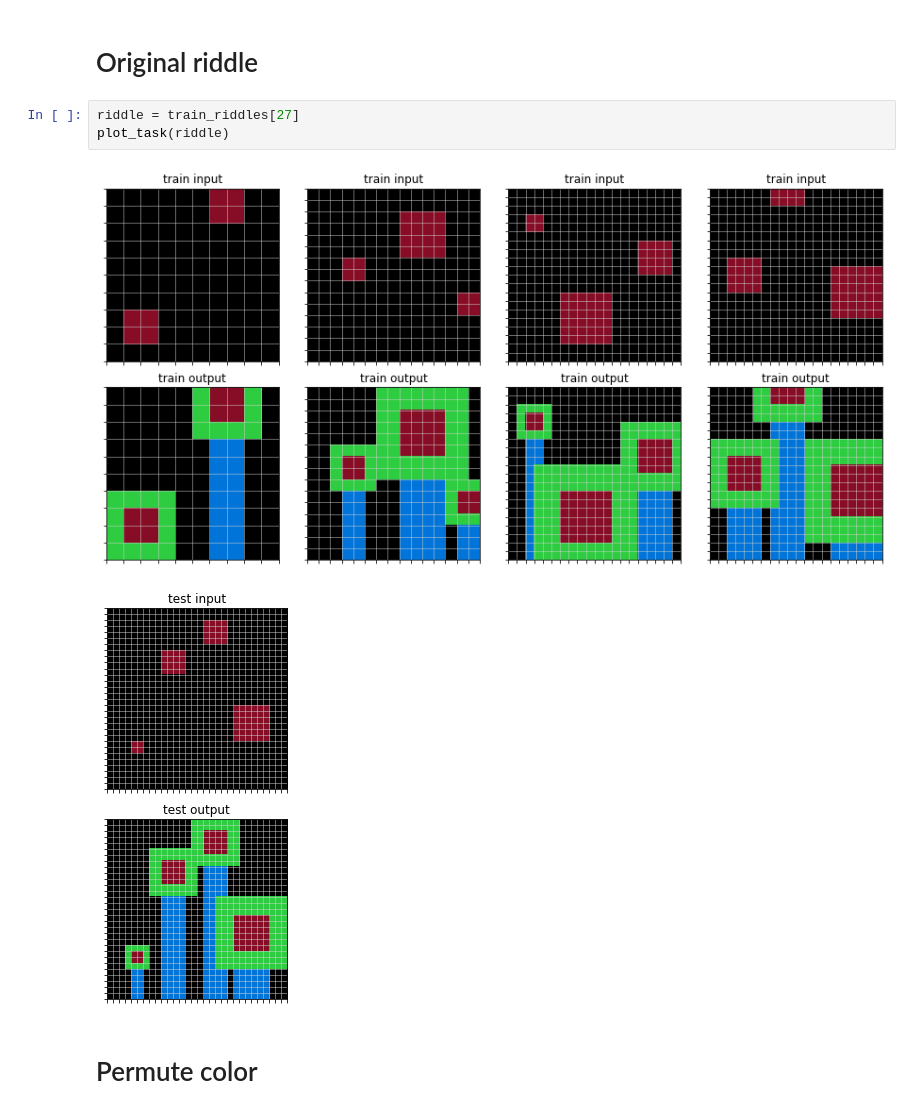
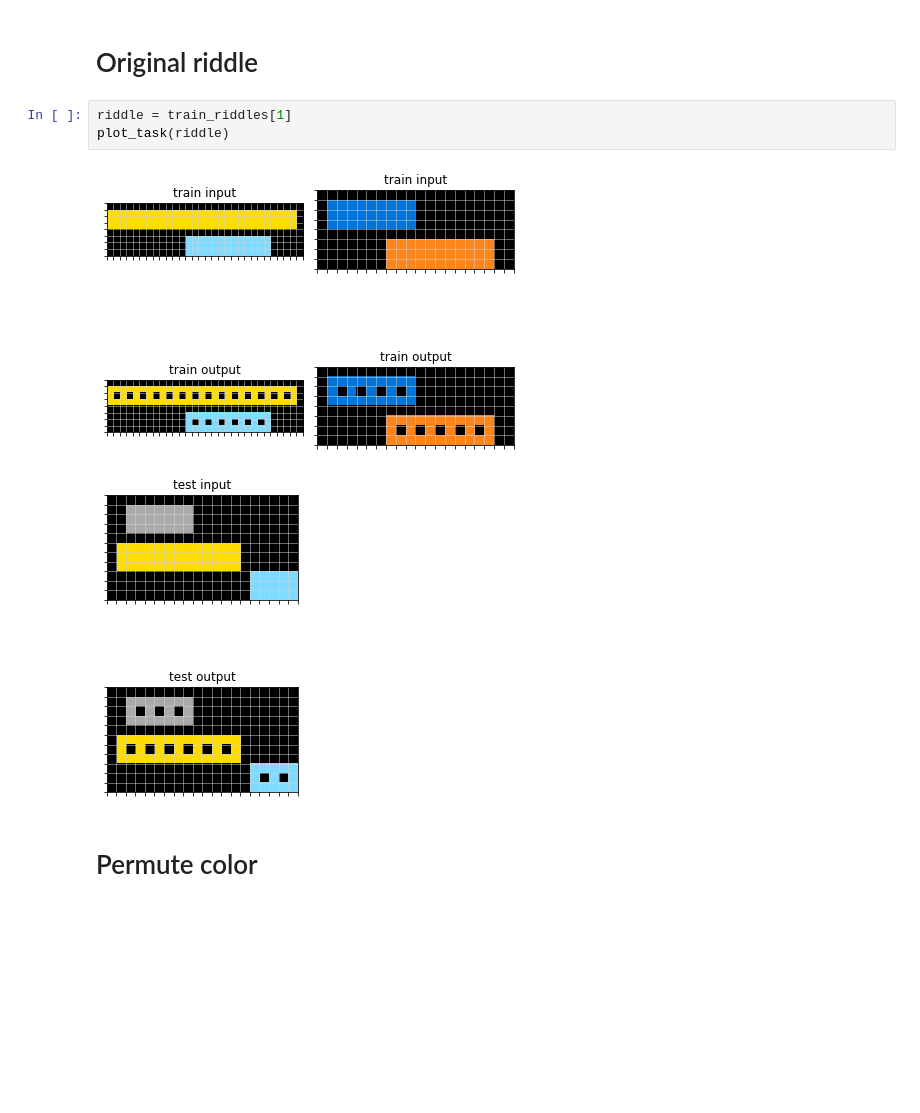
Before and after one commit to arc-community/arcmentations, a Jupyter notebook: demonstrations.ipynb, the cells around one changed output. Drawn from its saved outputs; the diff is of its cells as text; blank space fills up the shorter version.

Commit message:
fix visualize_an_aug.py and demonstrations notebook

```diff
--- a/demonstrations.ipynb
+++ b/demonstrations.ipynb
@@ -23,11 +23,11 @@ train_riddles = get_riddles(["training"])
 # %% [markdown]
 # Original riddle
 # %%
-riddle = train_riddles[27]
+riddle = train_riddles[1]
 plot_task(riddle)
 # %% [output]
-[figure, old version]
+[figure, new version]
-[figure, old version]
+[figure, new version]
 # %% [markdown]
 # Permute color
 # %%
```
Also changed, not shown: parts of 8 cells of this notebook, 1 other file.
